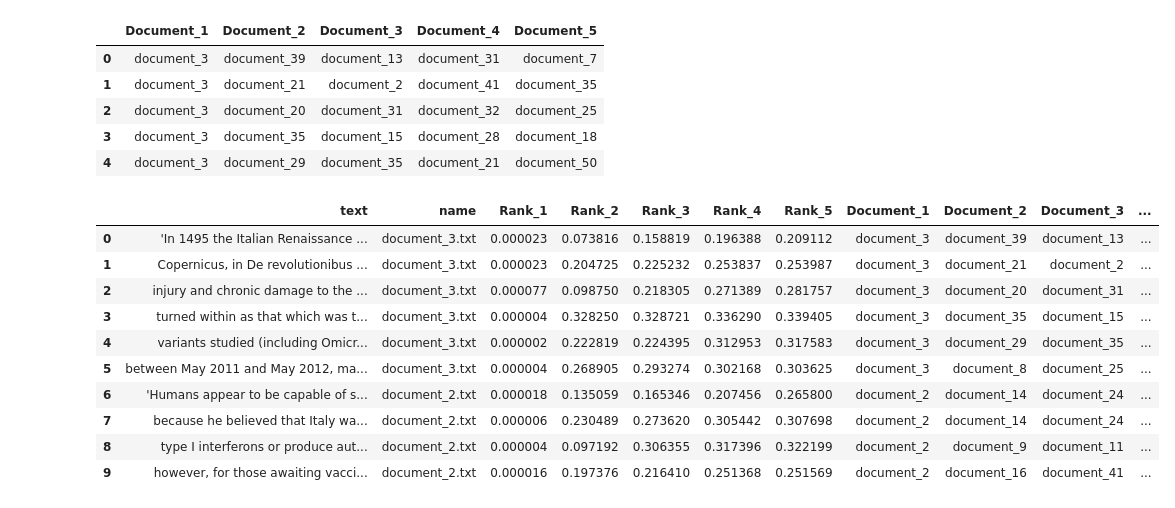
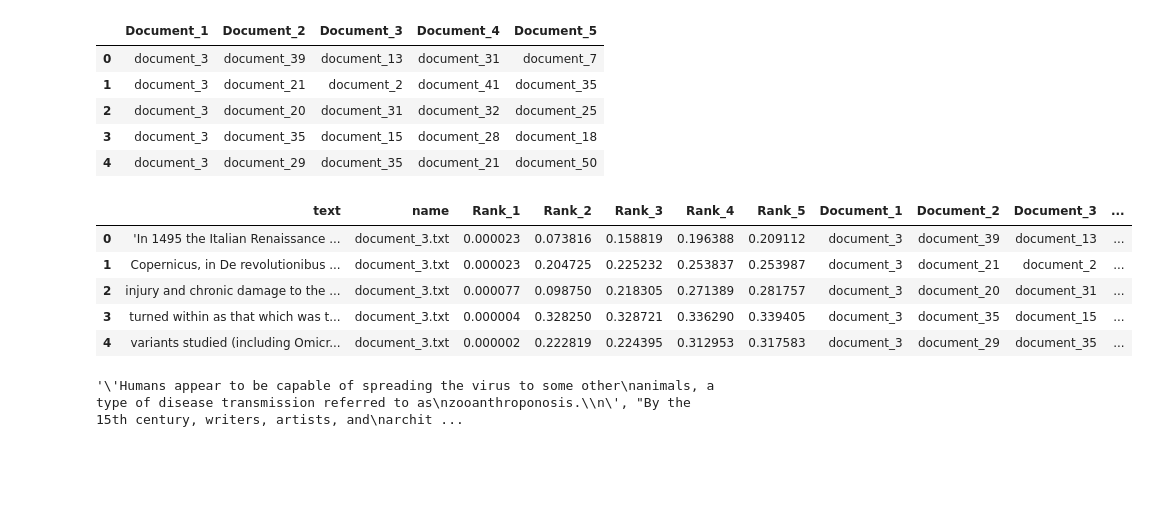
Before and after one commit to yantralogics/RAG_with_metadata, a Jupyter notebook: notebooks/find_duplicate_chunks.ipynb, the cells around one changed output. Cells and saved outputs as stored; diff of their text form; code cells hidden in the pictures; blank space fills up the shorter version.

```diff
--- a/notebooks/find_duplicate_chunks.ipynb
+++ b/notebooks/find_duplicate_chunks.ipynb
@@ -113,16 +119,10 @@ query_embedding = embedding.embed_query(quyery)
 print(query_embedding)
 
 
-
-
-'''
-
 most_similar_chunks = vectorDB_new.similarity_search_with_score(quyery,5)
 
 # Print the chunks with the highest overlap
 for chunk in most_similar_chunks:
     print(chunk)
-
-    '''
 # %% [output]
 [-0.008674471799097878, -0.0036389812851009996, 0.011151933982281776, -0.03405334497684399, -0.01839632749892796, 0.0159390070272743, -0.01205160827316894, -0.004669578330749066, -0.009372727112037686 ...
@@ -188,18 +192,9 @@ for i in range(0, len(metadata)):
     metalist.append(texts)
     #print(metalist)
 
-
-
-# Extract text matching pattern "document_\d+"
 metadata_df = pd.DataFrame(metalist)
 
-# Extract text matching pattern "document_\d+"
-
-# Create a dataframe
-#df = pd.DataFrame({'Text': texts})
-
-#print(metadata_df)
-metadata_df.columns = ['Document_1', 'Document_2', 'Document_3', 'Document_4', 'Document_5']
+metadata_df.columns = [f'Document_{i}' for i in range(1, 6)]
 metadata_df.head()
 # %% [output]
 |  | Document_1 | Document_2 | Document_3 | Document_4 | Document_5 |
@@ -211,16 +206,15 @@ metadata_df.head()
 # %%
 # Concatenate the scores and metadata dataframes
 df_final = pd.concat([df_chunked,scores_df, metadata_df], axis=1)
-df_final.head(10)
+df_final.head(5)
 # %% [output]
 |  | text | name | Rank_1 | Rank_2 | Rank_3 | Rank_4 | Rank_5 | Document_1 | Document_2 | Document_3 | ... |
 | 0 | 'In 1495 the Italian Renaissance ... | document_3.txt | 0.000023 | 0.073816 | 0.158819 | 0.196388 | 0.209112 | document_3 | document_39 | document_13 | ... |
 | 1 | Copernicus, in De revolutionibus ... | document_3.txt | 0.000023 | 0.204725 | 0.225232 | 0.253837 | 0.253987 | document_3 | document_21 | document_2 | ... |
 | 2 | injury and chronic damage to the ... | document_3.txt | 0.000077 | 0.098750 | 0.218305 | 0.271389 | 0.281757 | document_3 | document_20 | document_31 | ... |
 | 3 | turned within as that which was t... | document_3.txt | 0.000004 | 0.328250 | 0.328721 | 0.336290 | 0.339405 | document_3 | document_35 | document_15 | ... |
 | 4 | variants studied (including Omicr... | document_3.txt | 0.000002 | 0.222819 | 0.224395 | 0.312953 | 0.317583 | document_3 | document_29 | document_35 | ... |
-| 5 | between May 2011 and May 2012, ma... | document_3.txt | 0.000004 | 0.268905 | 0.293274 | 0.302168 | 0.303625 | document_3 | document_8 | document_25 | ... |
-| 6 | 'Humans appear to be capable of s... | document_2.txt | 0.000018 | 0.135059 | 0.165346 | 0.207456 | 0.265800 | document_2 | document_14 | document_24 | ... |
-| 7 | because he believed that Italy wa... | document_2.txt | 0.000006 | 0.230489 | 0.273620 | 0.305442 | 0.307698 | document_2 | document_14 | document_24 | ... |
-| 8 | type I interferons or produce aut... | document_2.txt | 0.000004 | 0.097192 | 0.306355 | 0.317396 | 0.322199 | document_2 | document_9 | document_11 | ... |
-| 9 | however, for those awaiting vacci... | document_2.txt | 0.000016 | 0.197376 | 0.216410 | 0.251368 | 0.251569 | document_2 | document_16 | document_41 | ... |
+# %%
+df_final.text[6]
+# %% [output]
+'\'Humans appear to be capable of spreading the virus to some other\nanimals, a type of disease transmission referred to as\nzooanthroponosis.\\n\', "By the 15th century, writers, artists, and\narchit ...
```
Also changed, not shown: parts of 8 cells of this notebook, 1 other file.
